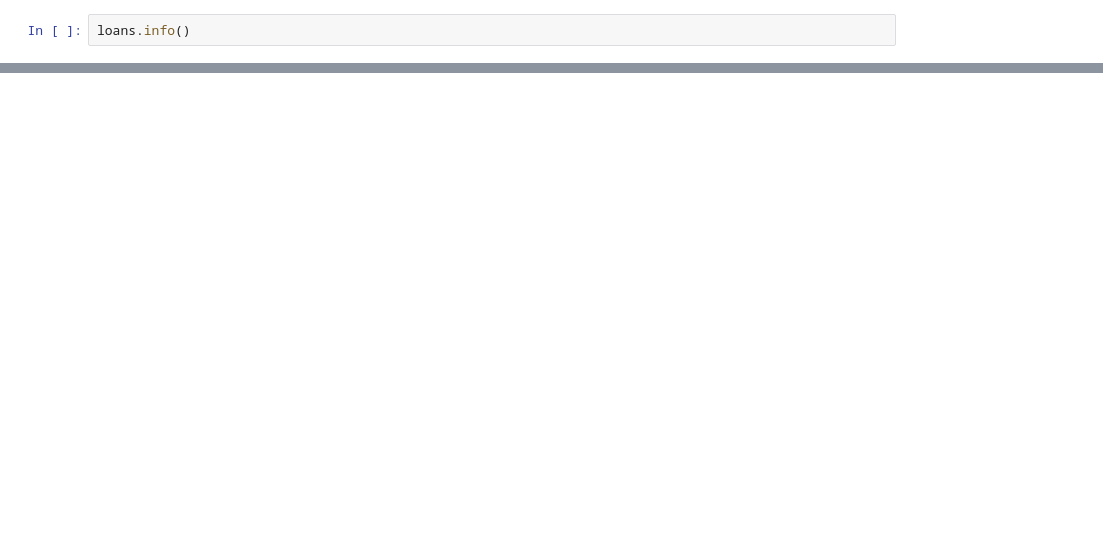
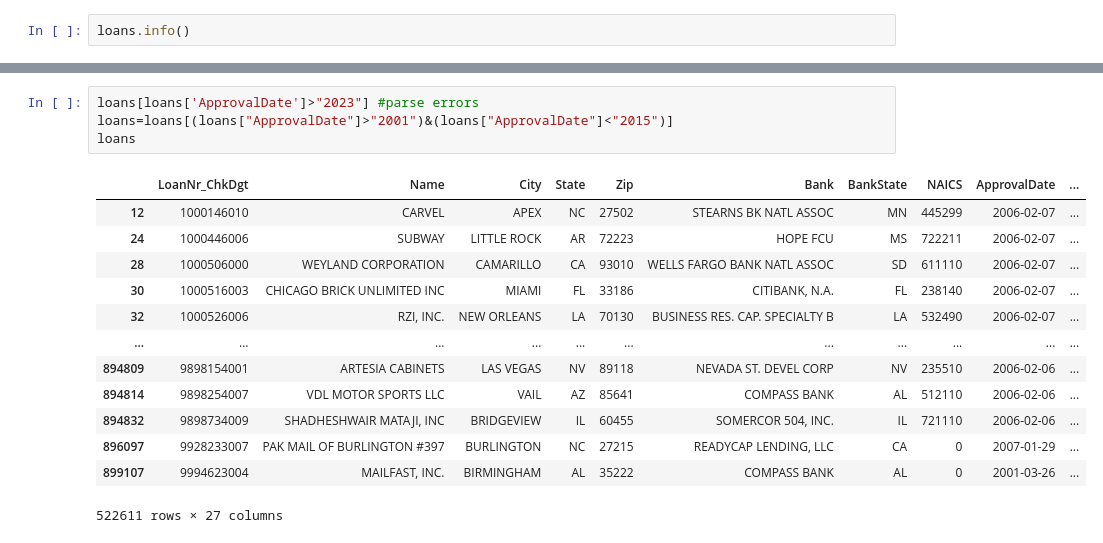
Before and after one commit to ArnoldoOliva/AprendizajeAutomatico, a Jupyter notebook: Leyendo_BDD.ipynb, the cells around one changed output, grey strips where cells are left out. Cells and saved outputs as stored; diff of their text form; blank space fills up the shorter version.

```diff
--- a/Leyendo_BDD.ipynb
+++ b/Leyendo_BDD.ipynb
@@ -13,0 +66,18 @@ loans.info()
+# %%
+loans[loans['ApprovalDate']>"2023"] #parse errors
+loans=loans[(loans["ApprovalDate"]>"2001")&(loans["ApprovalDate"]<"2015")]
+loans
+# %% [output]
+|  | LoanNr_ChkDgt | Name | City | State | Zip | Bank | BankState | NAICS | ApprovalDate | ... |
+| 12 | 1000146010 | CARVEL | APEX | NC | 27502 | STEARNS BK NATL ASSOC | MN | 445299 | 2006-02-07 | ... |
+| 24 | 1000446006 | SUBWAY | LITTLE ROCK | AR | 72223 | HOPE FCU | MS | 722211 | 2006-02-07 | ... |
+| 28 | 1000506000 | WEYLAND CORPORATION | CAMARILLO | CA | 93010 | WELLS FARGO BANK NATL ASSOC | SD | 611110 | 2006-02-07 | ... |
+| 30 | 1000516003 | CHICAGO BRICK UNLIMITED INC | MIAMI | FL | 33186 | CITIBANK, N.A. | FL | 238140 | 2006-02-07 | ... |
+| 32 | 1000526006 | RZI, INC. | NEW ORLEANS | LA | 70130 | BUSINESS RES. CAP. SPECIALTY B | LA | 532490 | 2006-02-07 | ... |
+| ... | ... | ... | ... | ... | ... | ... | ... | ... | ... | ... |
+| 894809 | 9898154001 | ARTESIA CABINETS | LAS VEGAS | NV | 89118 | NEVADA ST. DEVEL CORP | NV | 235510 | 2006-02-06 | ... |
+| 894814 | 9898254007 | VDL MOTOR SPORTS LLC | VAIL | AZ | 85641 | COMPASS BANK | AL | 512110 | 2006-02-06 | ... |
+| 894832 | 9898734009 | SHADHESHWAIR MATAJI, INC | BRIDGEVIEW | IL | 60455 | SOMERCOR 504, INC. | IL | 721110 | 2006-02-06 | ... |
+| 896097 | 9928233007 | PAK MAIL OF BURLINGTON #397 | BURLINGTON | NC | 27215 | READYCAP LENDING, LLC | CA | 0 | 2007-01-29 | ... |
+| 899107 | 9994623004 | MAILFAST, INC. | BIRMINGHAM | AL | 35222 | COMPASS BANK | AL | 0 | 2001-03-26 | ... |
+522611 rows × 27 columns
```
Also changed, not shown: parts of 16 cells of this notebook.
